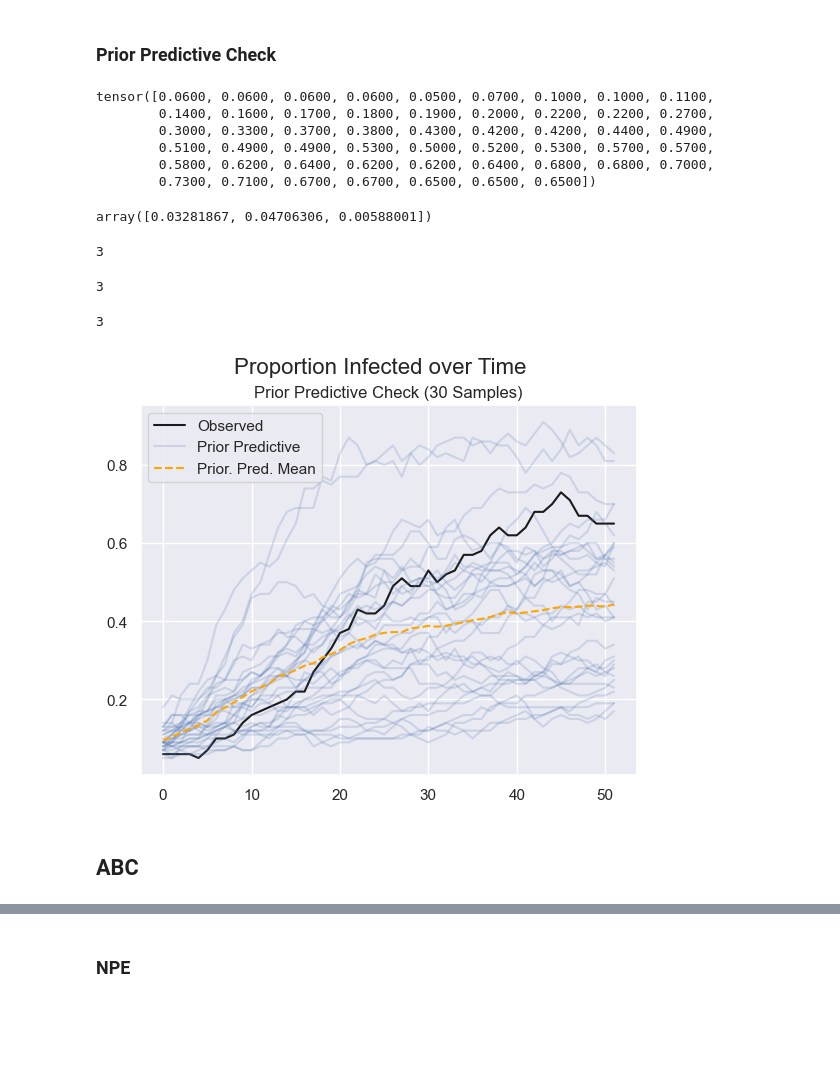
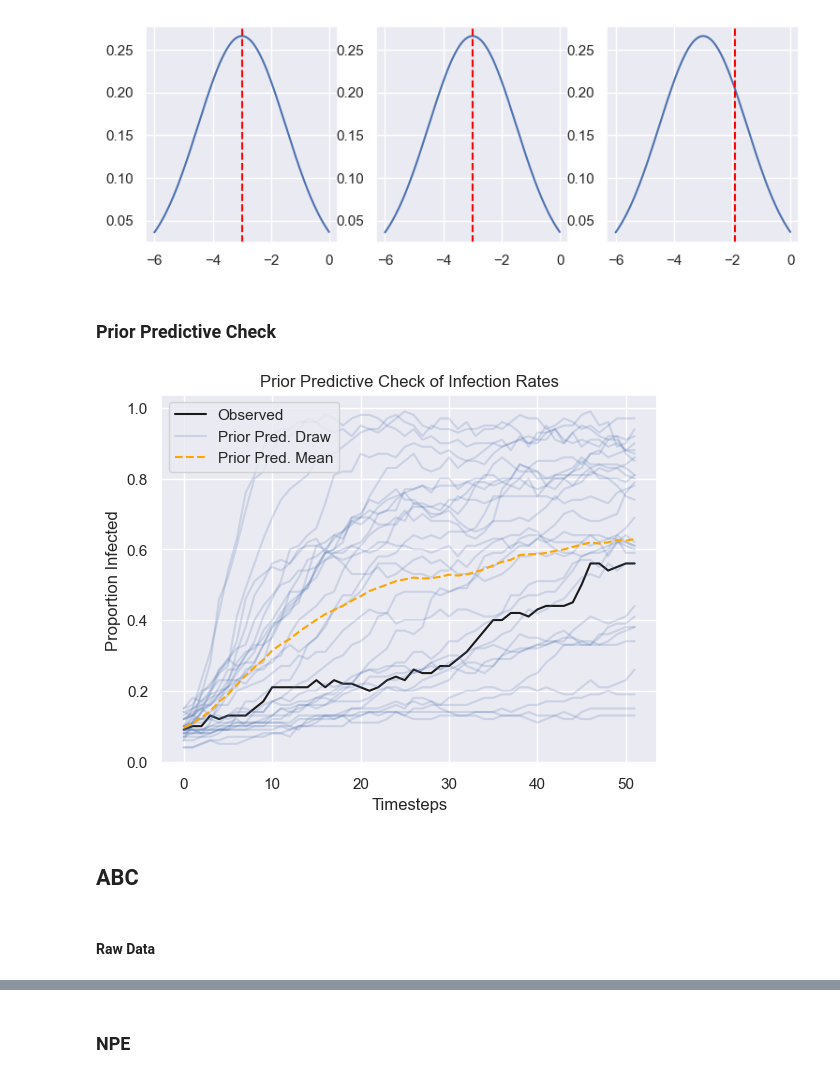
Before and after one commit to epibayes/np-epid, a Jupyter notebook: notebooks/si_sim_het.ipynb, the cells around one changed output, grey strips where cells are left out. Drawn from its saved outputs; the diff is of its cells as text; code cells hidden in the pictures; blank space fills up the shorter version.

```diff
--- a/notebooks/si_sim_het.ipynb
+++ b/notebooks/si_sim_het.ipynb
@@ -54,13 +53,0 @@ plt.show()
-# %%
-# visualize prior
-prior_mu = -3
-prior_sigma = 1
-np.random.seed(10)
-x = np.arange(0, 0.5, 0.005)
-ax = sns.lineplot(x=x, y=lognorm.pdf(x, scale=np.exp(prior_mu), s=prior_sigma))
-ax.set_xlabel("Rate of Infection")
-ax.set_title(f"Prior Density")
-prior_mean = np.exp(prior_mu + prior_sigma**2/2)
-plt.axvline(prior_mean, color="k")
-plt.axvline(beta_true, color="red", linestyle="--")
-plt.show()
@@ -71,2 +73,16 @@ A reasonably well-calibrated prior: $P(\beta > \beta^*) = 0.15$.
+# %%
+x = np.arange(-6, 0, 0.01)
+fig, axs = plt.subplots(1, 3)
+fig.set_figheight(3)
+fig.set_figwidth(9)
+
+#TODO: generalize to multidim prior
+for i in range(3):
+    sns.lineplot(x=x, y=norm.pdf(x, prior_mu, prior_sigma),
+                ax=axs[i])
+    axs[i].axvline(np.log(beta_true[i]), color="red", linestyle="--")
+plt.show()
+# %% [output]
+[figure, added]
 # %% [markdown]
 ### Prior Predictive Check
@@ -77,55 +89,34 @@ prior_predictive = np.empty((K, T))
-# %%
-x_o_raw[0]
-# %% [output]
-tensor([0.0600, 0.0600, 0.0600, 0.0600, 0.0500, 0.0700, 0.1000, 0.1000, 0.1100,
-        0.1400, 0.1600, 0.1700, 0.1800, 0.1900, 0.2000, 0.2200, 0.2200, 0.2700,
-        0.3000, 0.3300, 0.3700, 0.3800, 0.4300, 0.4200, 0.4200, 0.4400, 0.4900,
-        0.5100, 0.4900, 0.4900, 0.5300, 0.5000, 0.5200, 0.5300, 0.5700, 0.5700,
-        0.5800, 0.6200, 0.6400, 0.6200, 0.6200, 0.6400, 0.6800, 0.6800, 0.7000,
-        0.7300, 0.7100, 0.6700, 0.6700, 0.6500, 0.6500, 0.6500])
-# %%
-prior_sample[0]
-# %% [output]
-array([0.03281867, 0.04706306, 0.00588001])
-# %%
-len(si_model.beta_true)
-# %% [output]
-3
-# %%
-si_model.d_theta
-# %% [output]
-3
-# %%
-si_model.d_theta
-# %% [output]
-3
 # %%
 prior = norm(prior_mu, prior_sigma)
 prior_sample = np.exp(prior.rvs(size=(K, n_zones+1), random_state=2))
-prior_predictive = np.empty((K, T))
+prior_predictive = np.empty((K,n_zones+1,T))
 
 for i in range(K):
     si_model = SIModel(alpha, gamma, prior_sample[i],
                    2, prior_mu, prior_sigma,
                    N, T, summarize=False)
     x_rep = si_model.get_observed_data(i)
-    prior_predictive[i] =  np.array(x_rep[0])
-prp_mean = prior_predictive.mean(0)
+    x_rep = x_rep.unflatten(1, (n_zones+1, T)).squeeze(0)
+    prior_predictive[i] =  np.array(x_rep)
+prp_mean = prior_predictive.mean(0)[0]
 
-labels = ["Prior Predictive"] + [None for _ in range(K-1)]
-I_o = np.array(x_o_raw)[0]
+labels = ["Prior Pred. Draw"] + [None for _ in range(K-1)]
+I_o = np.array(x_o)[0]
 S_o  = 1 - I_o
 plt.plot(I_o, label="Observed", color="k")
-plt.plot(prior_predictive.T,
+plt.plot(prior_predictive[:,0,:].T,
          label=labels, color="b",
          alpha=0.2)
-plt.plot(prp_mean, label="Prior. Pred. Mean", linestyle="--",
+plt.plot(prp_mean, label="Prior Pred. Mean", linestyle="--",
          color="orange")
 plt.legend()
-plt.suptitle("Proportion Infected over Time", fontsize=16)
-plt.title("Prior Predictive Check (30 Samples)")
+plt.title("Prior Predictive Check of Infection Rates")
+plt.ylabel("Proportion Infected")
+plt.xlabel("Timesteps")
 plt.show()
 # %% [output]
-[figure, old version]
+[figure, new version]
 # %% [markdown]
 ## ABC
+# %% [markdown]
+#### Raw Data
```
Also changed, not shown: parts of 28 cells of this notebook, 8 other files.
